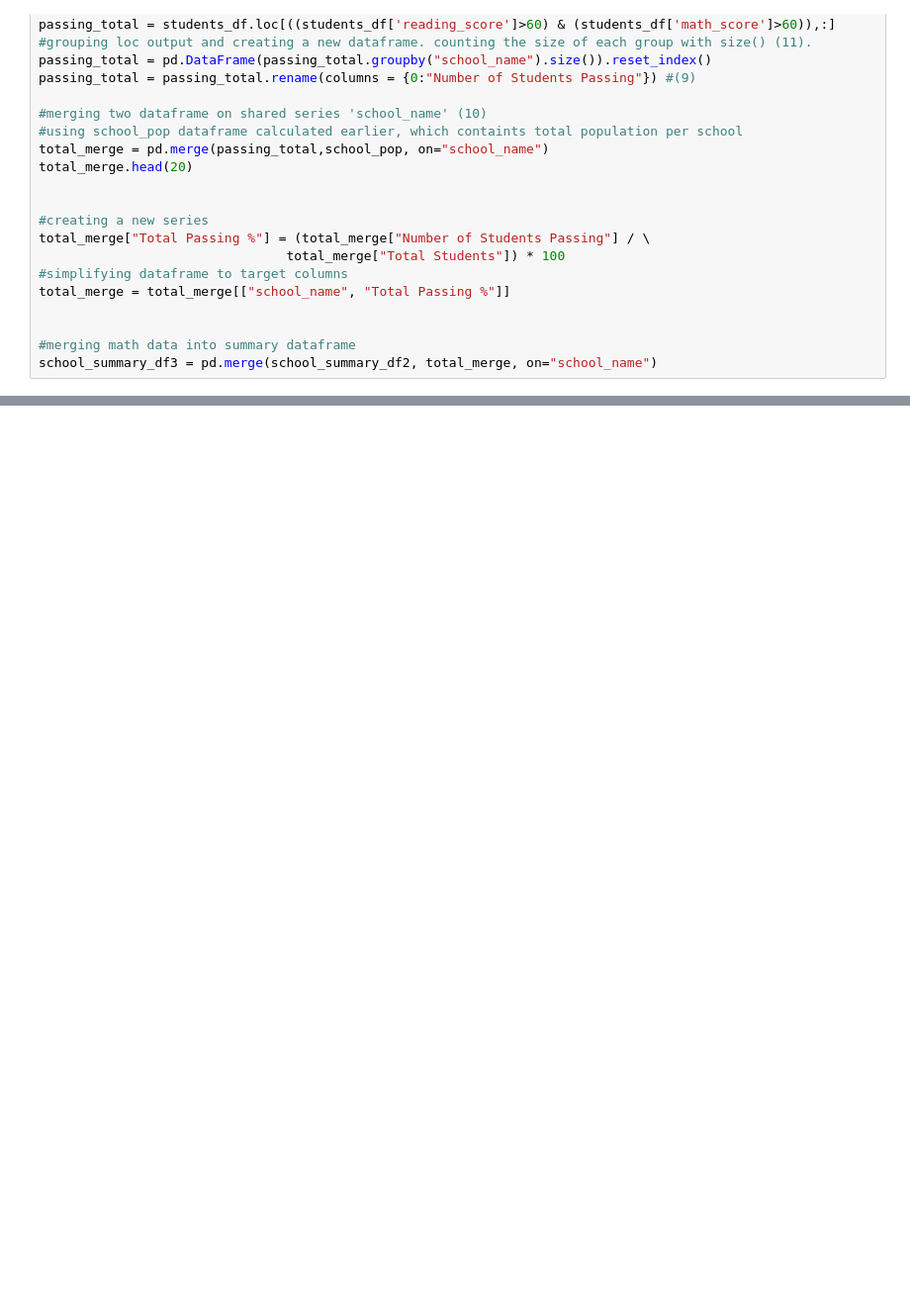
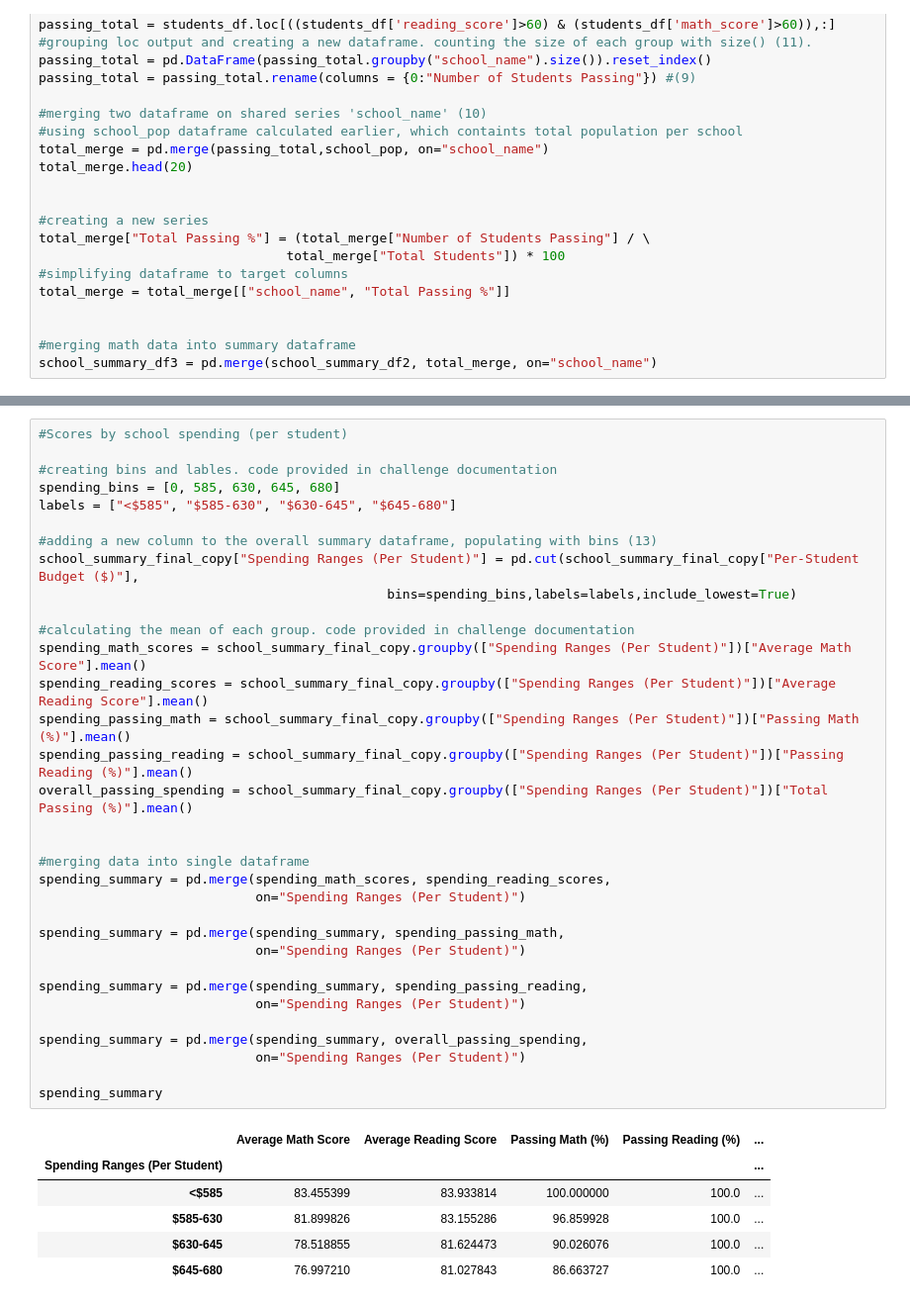
Before and after one commit to linderkm/pandas-challenge, a Jupyter notebook: PyCitySchools/analysis.ipynb, the cells around one changed output, grey strips where cells are left out. Shown: that part at 99% size. Saved outputs shown, nothing was run; the diff lists cells and outputs as text; blank space fills up the shorter version.

```diff
--- a/PyCitySchools/analysis.ipynb
+++ b/PyCitySchools/analysis.ipynb
@@ -197,0 +232,40 @@ school_summary_final
+# %%
+#Scores by school spending (per student)
+
+#creating bins and lables. code provided in challenge documentation
+spending_bins = [0, 585, 630, 645, 680]
+labels = ["<$585", "$585-630", "$630-645", "$645-680"]
+
+#adding a new column to the overall summary dataframe, populating with bins (13)
+school_summary_final_copy["Spending Ranges (Per Student)"] = pd.cut(school_summary_final_copy["Per-Student Budget ($)"],
+                                             bins=spending_bins,labels=labels,include_lowest=True)
+
+#calculating the mean of each group. code provided in challenge documentation
+spending_math_scores = school_summary_final_copy.groupby(["Spending Ranges (Per Student)"])["Average Math Score"].mean()
+spending_reading_scores = school_summary_final_copy.groupby(["Spending Ranges (Per Student)"])["Average Reading Score"].mean()
+spending_passing_math = school_summary_final_copy.groupby(["Spending Ranges (Per Student)"])["Passing Math (%)"].mean()
+spending_passing_reading = school_summary_final_copy.groupby(["Spending Ranges (Per Student)"])["Passing Reading (%)"].mean()
+overall_passing_spending = school_summary_final_copy.groupby(["Spending Ranges (Per Student)"])["Total Passing (%)"].mean()
+
+
+#merging data into single dataframe
+spending_summary = pd.merge(spending_math_scores, spending_reading_scores,
+                            on="Spending Ranges (Per Student)")
+
+spending_summary = pd.merge(spending_summary, spending_passing_math,
+                            on="Spending Ranges (Per Student)")
+
+spending_summary = pd.merge(spending_summary, spending_passing_reading,
+                            on="Spending Ranges (Per Student)")
+
+spending_summary = pd.merge(spending_summary, overall_passing_spending,
+                            on="Spending Ranges (Per Student)")
+
+spending_summary
+# %% [output]
+|  | Average Math Score | Average Reading Score | Passing Math (%) | Passing Reading (%) | ... |
+| Spending Ranges (Per Student) |  |  |  |  | ... |
+| <$585 | 83.455399 | 83.933814 | 100.000000 | 100.0 | ... |
+| $585-630 | 81.899826 | 83.155286 | 96.859928 | 100.0 | ... |
+| $630-645 | 78.518855 | 81.624473 | 90.026076 | 100.0 | ... |
+| $645-680 | 76.997210 | 81.027843 | 86.663727 | 100.0 | ... |
```
Also changed, not shown: parts of 6 cells of this notebook, 1 other file.
